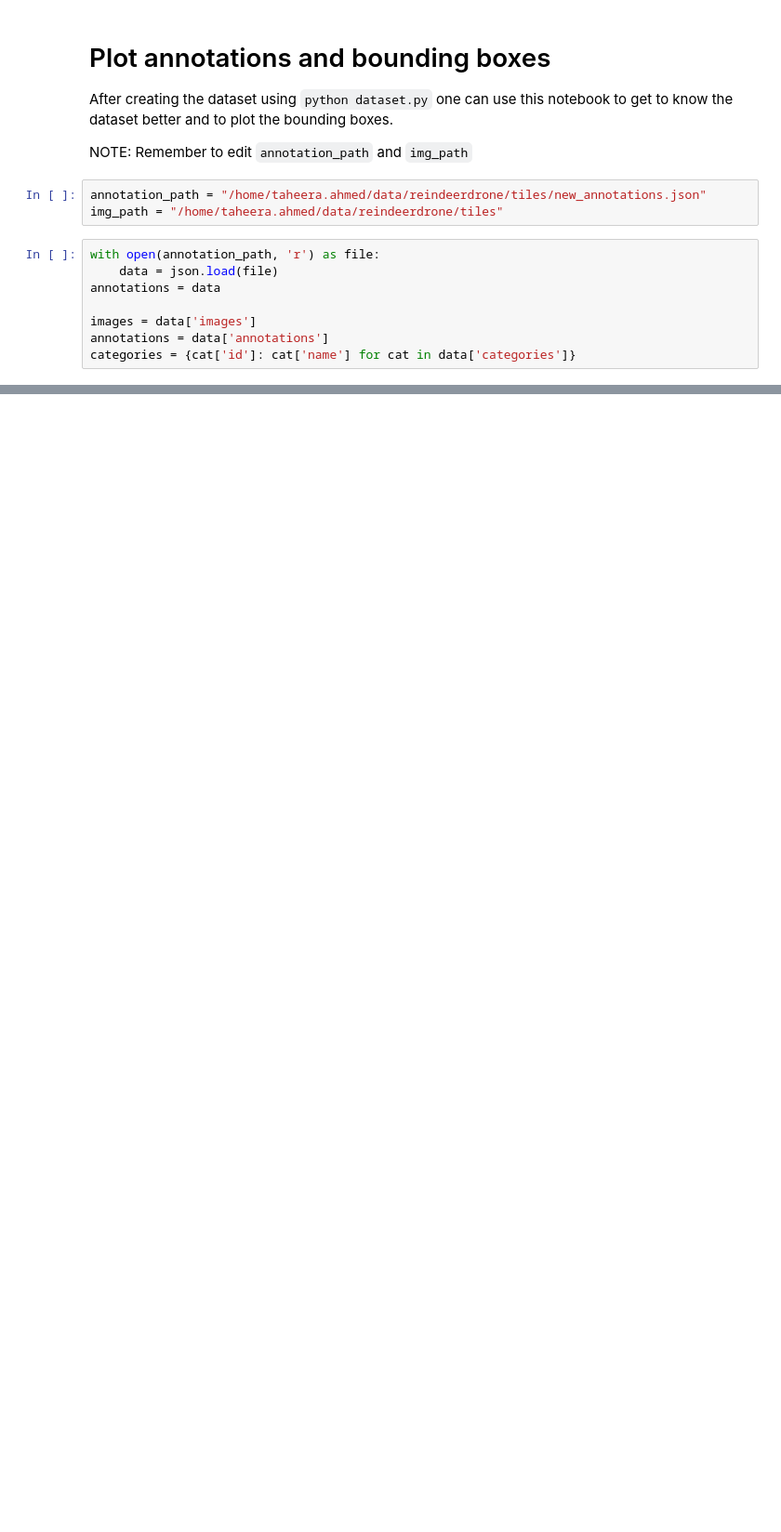
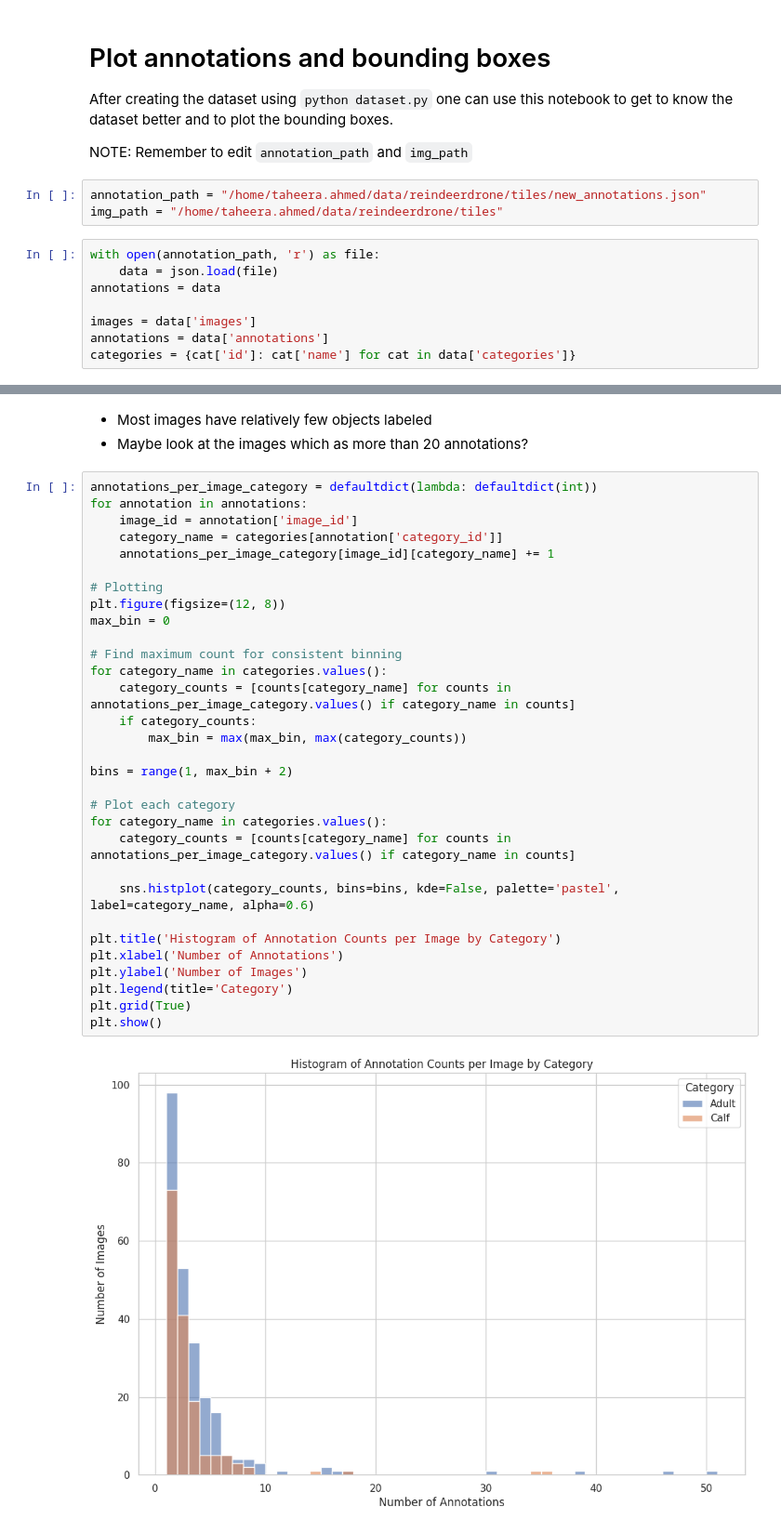
Before and after one commit to NINAnor/reindeerdrone, a Jupyter notebook: notebooks/inspect-bboxs.ipynb, the cells around one changed output, grey strips where cells are left out. Shown at 93% size. Drawn from its saved outputs; the diff is of its cells as text; blank space fills up the shorter version.

```diff
--- a/notebooks/inspect-bboxs.ipynb
+++ b/notebooks/inspect-bboxs.ipynb
@@ -91,0 +125,36 @@ Number of bounding boxes in image DSC00408_tile1.png: 6
+# %% [markdown]
+- Most images have relatively few objects labeled
+- Maybe look at the images which as more than 20 annotations?
+# %%
+annotations_per_image_category = defaultdict(lambda: defaultdict(int))
+for annotation in annotations:
+    image_id = annotation['image_id']
+    category_name = categories[annotation['category_id']]
+    annotations_per_image_category[image_id][category_name] += 1
+
+# Plotting
+plt.figure(figsize=(12, 8))
+max_bin = 0
+
+# Find maximum count for consistent binning
+for category_name in categories.values():
+    category_counts = [counts[category_name] for counts in annotations_per_image_category.values() if category_name in counts]
+    if category_counts:
+        max_bin = max(max_bin, max(category_counts))
+
+bins = range(1, max_bin + 2)
+
+# Plot each category
+for category_name in categories.values():
+    category_counts = [counts[category_name] for counts in annotations_per_image_category.values() if category_name in counts]
+
+    sns.histplot(category_counts, bins=bins, kde=False, palette='pastel', label=category_name, alpha=0.6)
+
+plt.title('Histogram of Annotation Counts per Image by Category')
+plt.xlabel('Number of Annotations')
+plt.ylabel('Number of Images')
+plt.legend(title='Category')
+plt.grid(True)
+plt.show()
+# %% [output]
+[figure, added]
```
Also changed, not shown: parts of 9 cells of this notebook.
